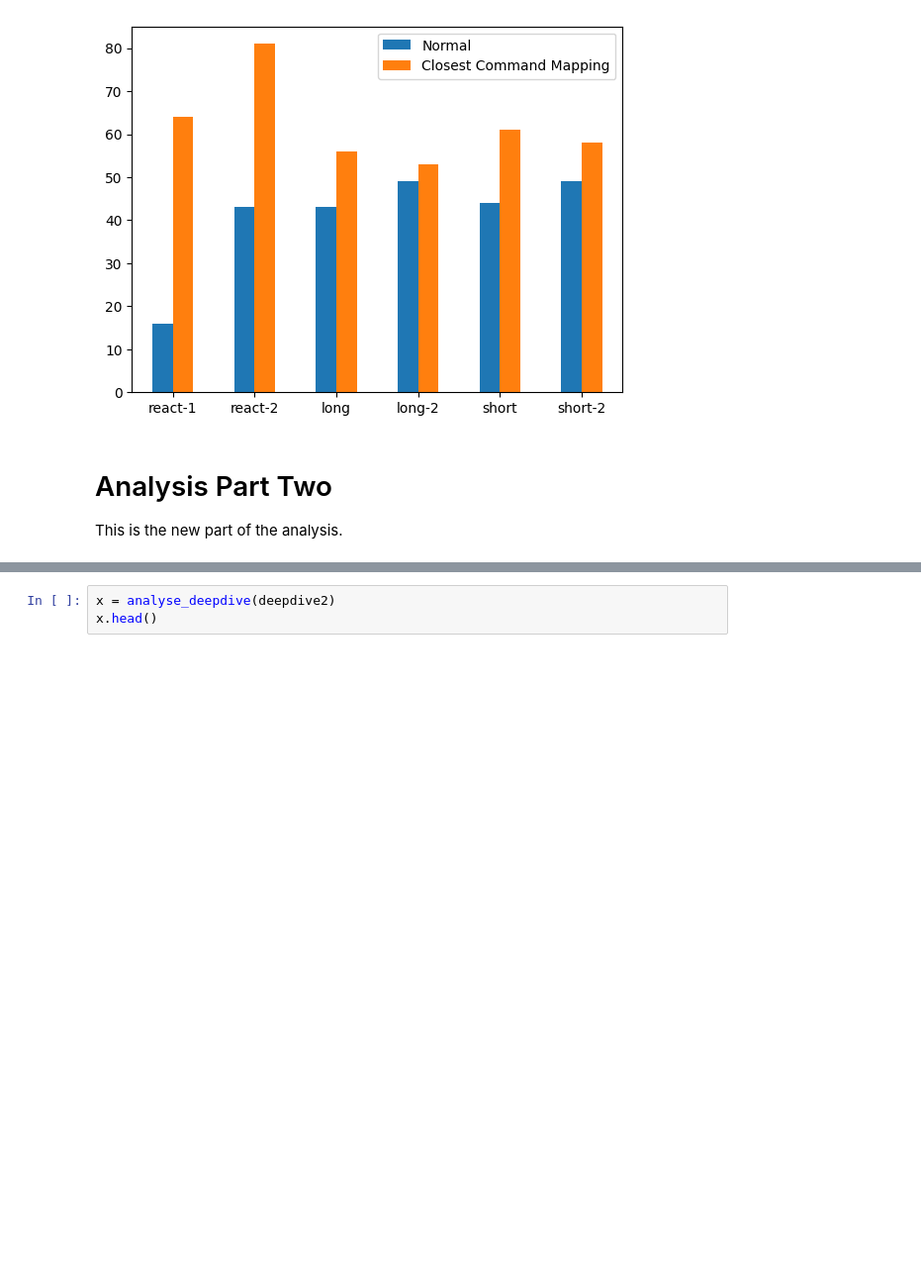
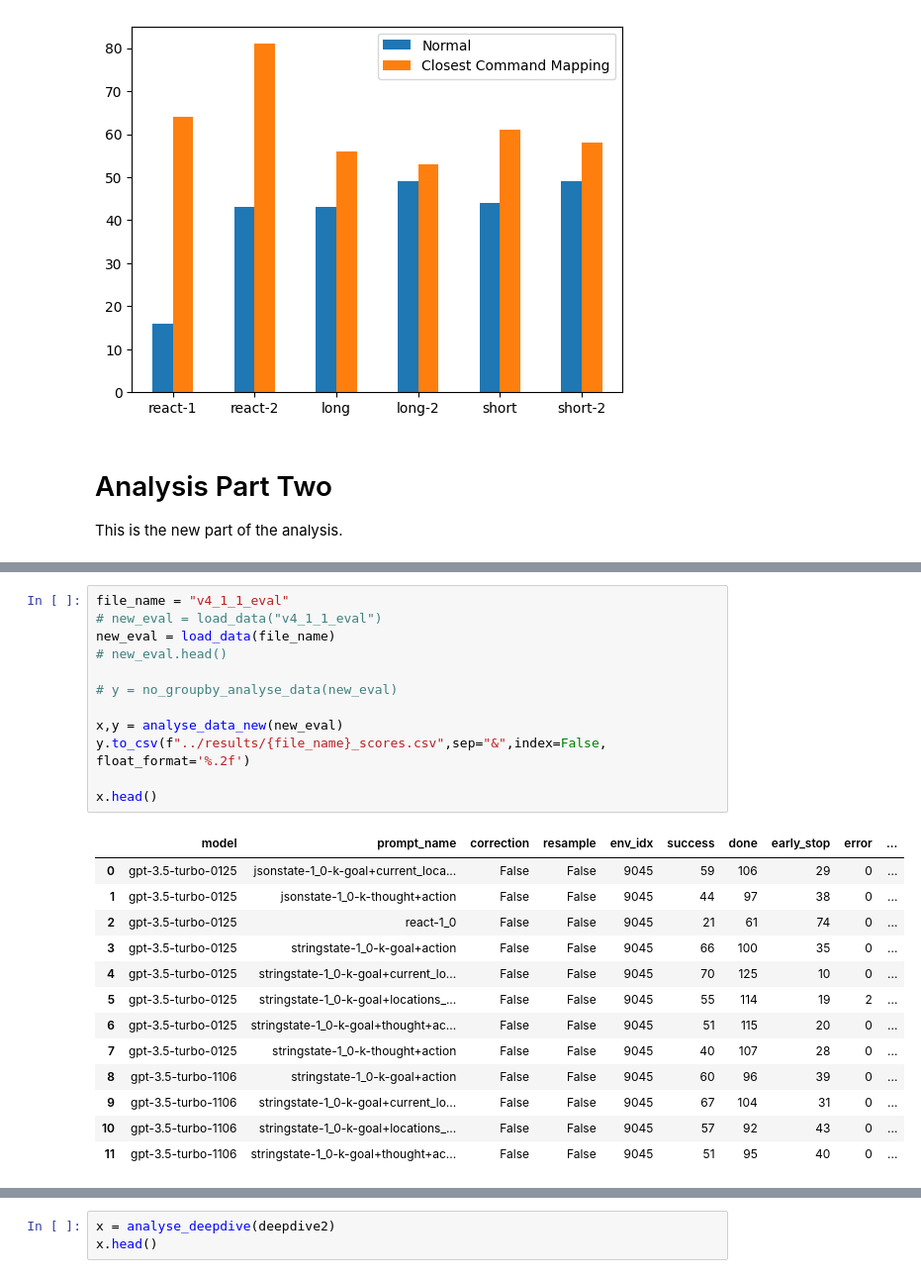
Before and after one commit to ai-nikolai/LLamp, a Jupyter notebook: playgrounds/analysis_alfworld_eval_notebook.ipynb, the cells around one changed output, grey strips where cells are left out. Shown: that part at 99% size. Drawn from its saved outputs; the diff is of its cells as text; blank space fills up the shorter version.

```diff
--- a/playgrounds/analysis_alfworld_eval_notebook.ipynb
+++ b/playgrounds/analysis_alfworld_eval_notebook.ipynb
@@ -683,0 +837,26 @@ x.head()
+# %%
+file_name = "v4_1_1_eval"
+# new_eval = load_data("v4_1_1_eval")
+new_eval = load_data(file_name)
+# new_eval.head()
+
+# y = no_groupby_analyse_data(new_eval)
+
+x,y = analyse_data_new(new_eval)
+y.to_csv(f"../results/{file_name}_scores.csv",sep="&",index=False, float_format='%.2f')
+
+x.head()
+# %% [output]
+|  | model | prompt_name | correction | resample | env_idx | success | done | early_stop | error | ... |
+| 0 | gpt-3.5-turbo-0125 | jsonstate-1_0-k-goal+current_loca... | False | False | 9045 | 59 | 106 | 29 | 0 | ... |
+| 1 | gpt-3.5-turbo-0125 | jsonstate-1_0-k-thought+action | False | False | 9045 | 44 | 97 | 38 | 0 | ... |
+| 2 | gpt-3.5-turbo-0125 | react-1_0 | False | False | 9045 | 21 | 61 | 74 | 0 | ... |
+| 3 | gpt-3.5-turbo-0125 | stringstate-1_0-k-goal+action | False | False | 9045 | 66 | 100 | 35 | 0 | ... |
+| 4 | gpt-3.5-turbo-0125 | stringstate-1_0-k-goal+current_lo... | False | False | 9045 | 70 | 125 | 10 | 0 | ... |
+| 5 | gpt-3.5-turbo-0125 | stringstate-1_0-k-goal+locations_... | False | False | 9045 | 55 | 114 | 19 | 2 | ... |
+| 6 | gpt-3.5-turbo-0125 | stringstate-1_0-k-goal+thought+ac... | False | False | 9045 | 51 | 115 | 20 | 0 | ... |
+| 7 | gpt-3.5-turbo-0125 | stringstate-1_0-k-thought+action | False | False | 9045 | 40 | 107 | 28 | 0 | ... |
+| 8 | gpt-3.5-turbo-1106 | stringstate-1_0-k-goal+action | False | False | 9045 | 60 | 96 | 39 | 0 | ... |
+| 9 | gpt-3.5-turbo-1106 | stringstate-1_0-k-goal+current_lo... | False | False | 9045 | 67 | 104 | 31 | 0 | ... |
+| 10 | gpt-3.5-turbo-1106 | stringstate-1_0-k-goal+locations_... | False | False | 9045 | 57 | 92 | 43 | 0 | ... |
+| 11 | gpt-3.5-turbo-1106 | stringstate-1_0-k-goal+thought+ac... | False | False | 9045 | 51 | 95 | 40 | 0 | ... |
```
Also changed, not shown: parts of 21 cells of this notebook, 2 other files.
